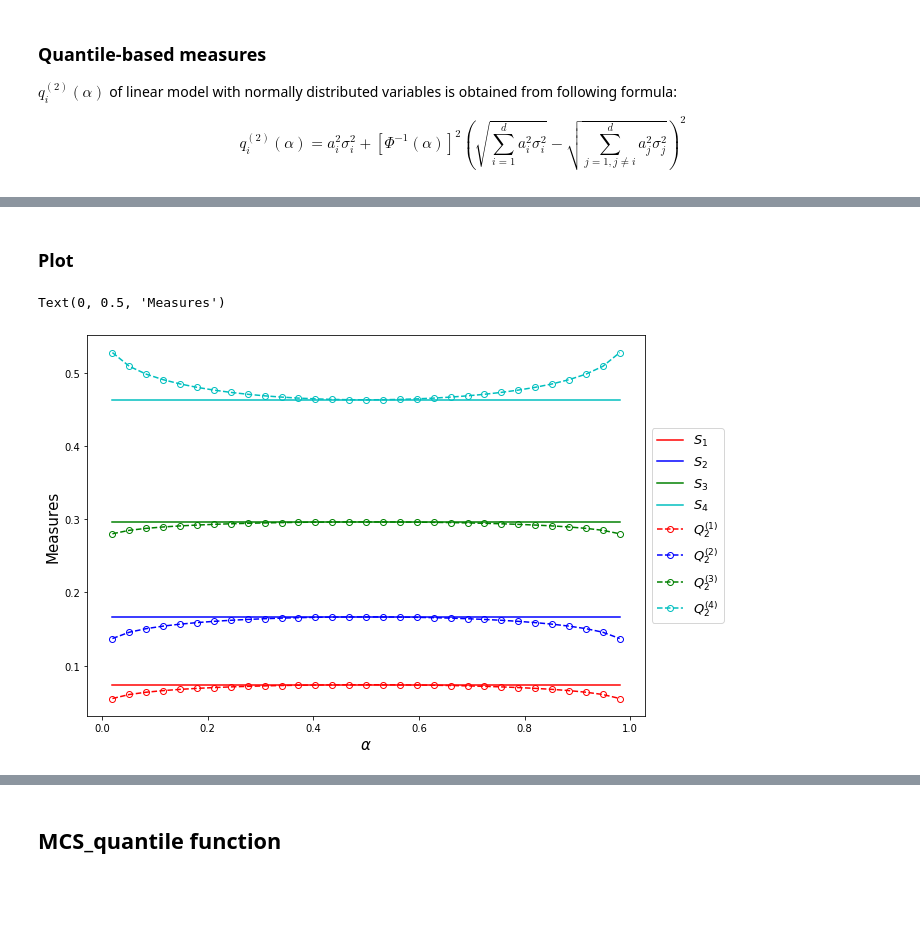
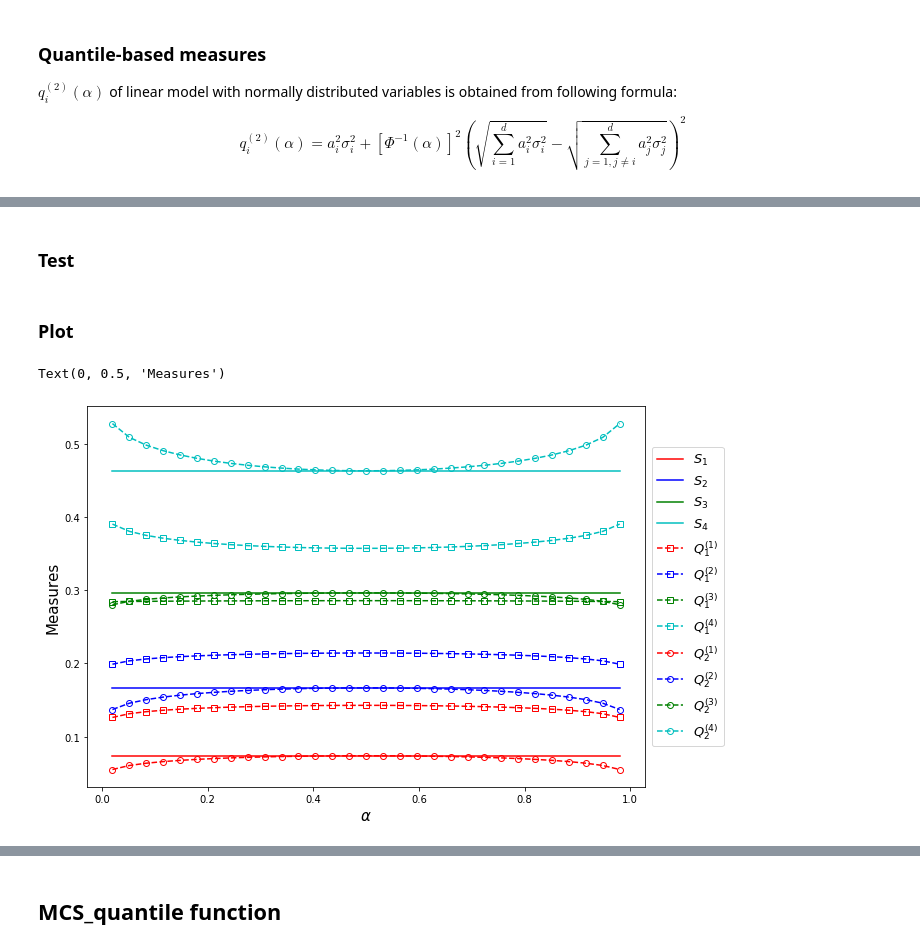
Before and after one commit to Yuleii/quantile-sensitivity-measures, a Jupyter notebook: quantile_based_global_sensitivity_measures.ipynb, the cells around one changed output, grey strips where cells are left out. Drawn from its saved outputs; the diff is of its cells as text; code cells hidden in the pictures; blank space fills up the shorter version.

```diff
--- a/quantile_based_global_sensitivity_measures.ipynb
+++ b/quantile_based_global_sensitivity_measures.ipynb
@@ -76,7 +85,7 @@ S_i = np.hstack(S_i)
 print(S_i)
 
 # for plot convinence
-S_i = np.tile(S_i, (len(alp), 1))
+S_i_plot = np.tile(S_i, (len(alp), 1))
 # %% [output]
 [0.07407407 0.16666667 0.2962963  0.46296296]
 # %% [markdown]
@@ -104,3 +132,6 @@ q_2 = np.vstack(q_2).reshape((len(alp), dim_1))
+# %%
+# warning: works only in this case
+q_1 = np.sqrt(q_2)
 # %%
 # Q_2: normalized quantile based sensitivity measure 2.(Eq.14)
 Q_2 = []
@@ -134,0 +150,11 @@ array([[0.05528364, 0.13715633, 0.28013255, 0.52742747],
+# %%
+# Q_1: normalized quantile based sensitivity measure
+Q_1 = []
+for a in range(len(alp)):
+    Q_1_a = []
+    for i in range(dim_1):
+        Q_1_i = q_1[a, i] / sum(q_1[a])
+        Q_1_a.append(Q_1_i)
+    Q_1.append(Q_1_a)
+
+Q_1 = np.hstack(Q_1).reshape((len(alp), dim_1))
@@ -134,0 +181,2 @@ array([[0.05528364, 0.13715633, 0.28013255, 0.52742747],
+# %% [markdown]
+### Test
@@ -137,22 +188,27 @@ array([[0.05528364, 0.13715633, 0.28013255, 0.52742747],
 # %%
 plt.figure(figsize=(10,7))
 
-plt.plot(alp, S_i[:, 0], 'r-', label=r'$S_1$')
-plt.plot(alp, S_i[:, 1], 'b-', label=r'$S_2$')
-plt.plot(alp, S_i[:, 2], 'g-', label=r'$S_3$')
-plt.plot(alp, S_i[:, 3], 'c-', label=r'$S_4$')
+plt.plot(alp, S_i_plot[:, 0], 'r-', label=r'$S_1$')
+plt.plot(alp, S_i_plot[:, 1], 'b-', label=r'$S_2$')
+plt.plot(alp, S_i_plot[:, 2], 'g-', label=r'$S_3$')
+plt.plot(alp, S_i_plot[:, 3], 'c-', label=r'$S_4$')
+
+plt.plot(alp, Q_1[:, 0], 'rs--',label=r'$Q_1^{(1)}$', markerfacecolor='none')
+plt.plot(alp, Q_1[:, 1], 'bs--',label=r'$Q_1^{(2)}$', markerfacecolor='none')
+plt.plot(alp, Q_1[:, 2], 'gs--',label=r'$Q_1^{(3)}$', markerfacecolor='none')
+plt.plot(alp, Q_1[:, 3], 'cs--',label=r'$Q_1^{(4)}$', markerfacecolor='none')
 
 plt.plot(alp, Q_2[:, 0], 'ro--',label=r'$Q_2^{(1)}$', markerfacecolor='none')
 plt.plot(alp, Q_2[:, 1], 'bo--',label=r'$Q_2^{(2)}$', markerfacecolor='none')
 plt.plot(alp, Q_2[:, 2], 'go--',label=r'$Q_2^{(3)}$', markerfacecolor='none')
 plt.plot(alp, Q_2[:, 3], 'co--',label=r'$Q_2^{(4)}$', markerfacecolor='none')
 
 plt.legend(loc='center left', bbox_to_anchor=(1, 0.5), fontsize=13)
 plt.xlabel(r"$\alpha$", fontsize=15)
 plt.ylabel("Measures", fontsize=15)
 # %% [output]
 Text(0, 0.5, 'Measures')
-[figure, old version]
+[figure, new version]
 # %% [markdown]
 # DLR MC estimator(section 4 & 7)
 
```
Also changed, not shown: parts of 61 cells of this notebook.
